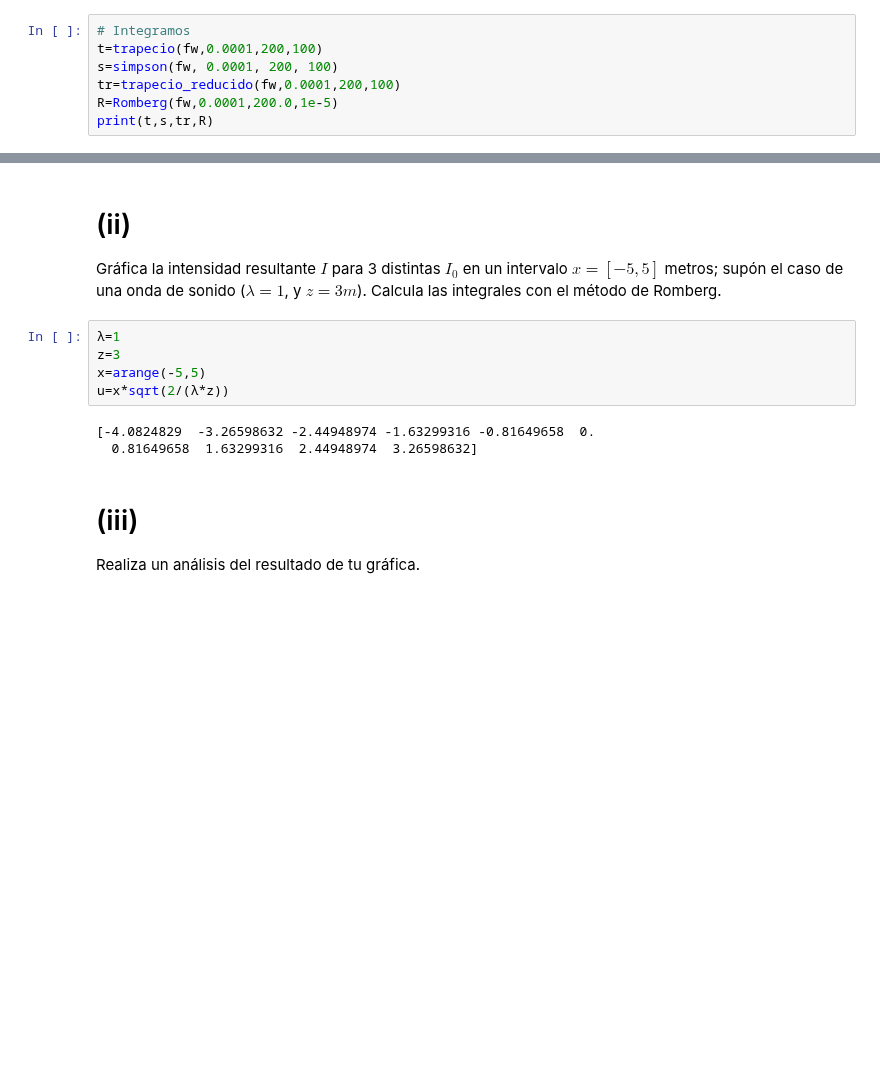
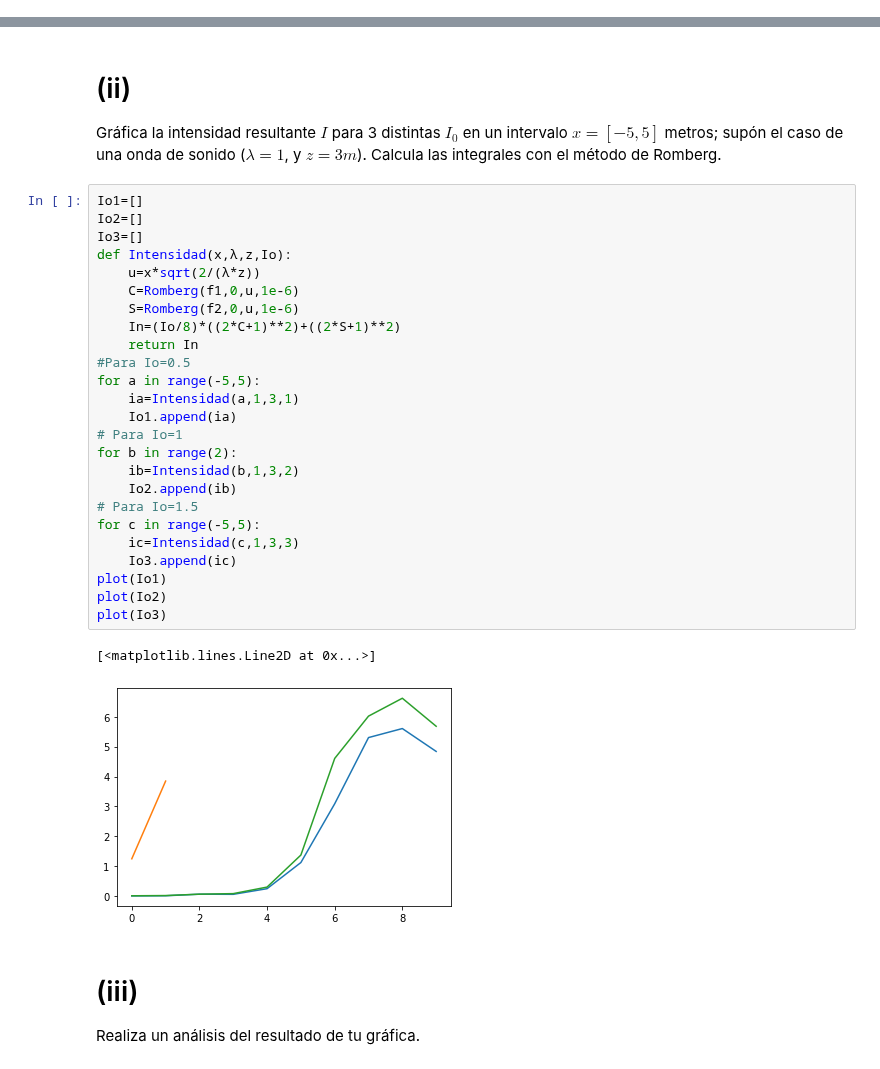
Before and after one commit to AndresAVargas/Fisica_Computacional, a Jupyter notebook: Tareas/Tarea_2_Andrés_Adrián_Vargas_Sánchez.ipynb, the cells around one changed output, grey strips where cells are left out. Cells and saved outputs as stored; diff of their text form; blank space fills up the shorter version.

```diff
--- a/Tareas/Tarea_2_Andrés_Adrián_Vargas_Sánchez.ipynb
+++ b/Tareas/Tarea_2_Andrés_Adrián_Vargas_Sánchez.ipynb
@@ -271,7 +277,0 @@ def fw(x):
-# %%
-# Integramos
-t=trapecio(fw,0.0001,200,100)
-s=simpson(fw, 0.0001, 200, 100)
-tr=trapecio_reducido(fw,0.0001,200,100)
-R=Romberg(fw,0.0001,200.0,1e-5)
-print(t,s,tr,R)
@@ -331,13 +324,33 @@ print(IIo(5,1,3))
 # (ii)
 Gráfica la intensidad resultante $I$ para 3 distintas $I_{0}$ en un intervalo $x = [−5, 5]$ metros; supón el caso de una onda de sonido ($λ = 1$, y $z = 3m$). Calcula las integrales con el método de Romberg.
 # %%
-λ=1
-z=3
-x=arange(-5,5)
-u=x*sqrt(2/(λ*z))
+Io1=[]
+Io2=[]
+Io3=[]
+def Intensidad(x,λ,z,Io):
+    u=x*sqrt(2/(λ*z))
+    C=Romberg(f1,0,u,1e-6)
+    S=Romberg(f2,0,u,1e-6)
+    In=(Io/8)*((2*C+1)**2)+((2*S+1)**2)
+    return In
+#Para Io=0.5
+for a in range(-5,5):
+    ia=Intensidad(a,1,3,1)
+    Io1.append(ia)
+# Para Io=1
+for b in range(2):
+    ib=Intensidad(b,1,3,2)
+    Io2.append(ib)
+# Para Io=1.5
+for c in range(-5,5):
+    ic=Intensidad(c,1,3,3)
+    Io3.append(ic)
+plot(Io1)
+plot(Io2)
+plot(Io3)
 # %% [output]
-[-4.0824829  -3.26598632 -2.44948974 -1.63299316 -0.81649658  0.
-  0.81649658  1.63299316  2.44948974  3.26598632]
+[<matplotlib.lines.Line2D at 0x...>]
+[figure, added]
 # %% [markdown]
 # (iii)
 Realiza un análisis del resultado de tu gráfica.
```
Also changed, not shown: parts of 6 cells of this notebook, 1 other file.
